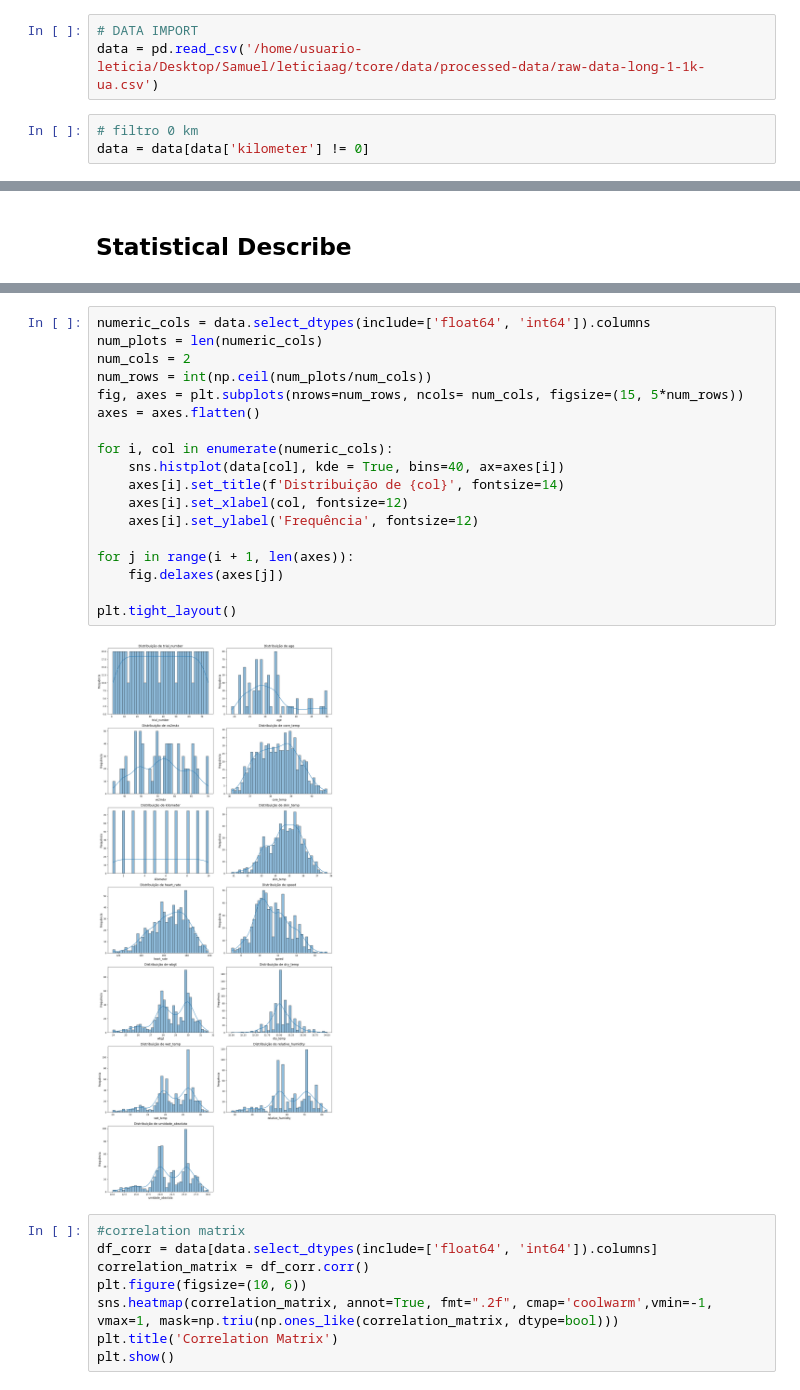
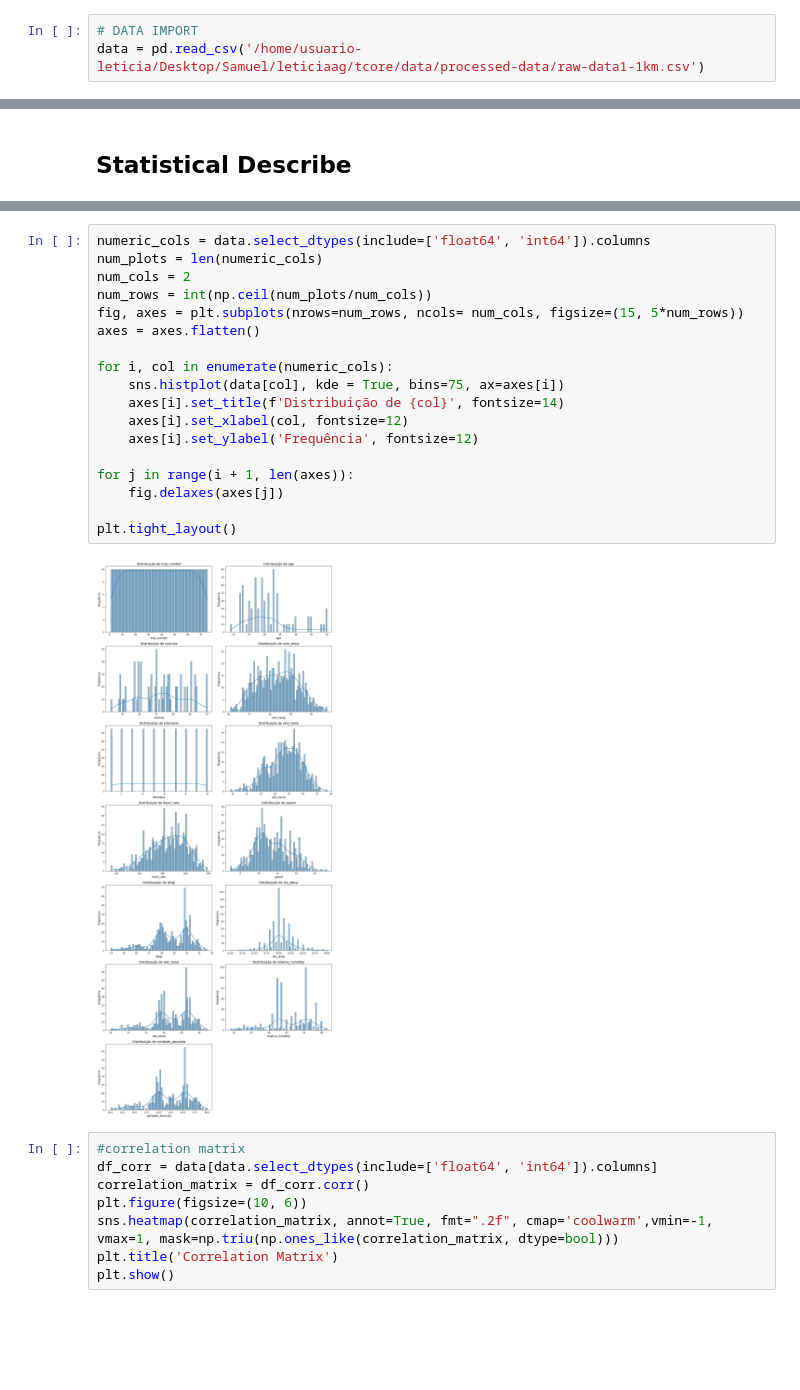
Before and after one commit to LBS-UFMG/tcore, a Jupyter notebook: description-statistic/dataset1-1km.ipynb, the cells around one changed output, grey strips where cells are left out. Cells and saved outputs as stored; diff of their text form; blank space fills up the shorter version.

```diff
--- a/description-statistic/dataset1-1km.ipynb
+++ b/description-statistic/dataset1-1km.ipynb
@@ -10,7 +10,4 @@ import matplotlib.pyplot as plt
 import seaborn as sns
 # %%
 # DATA IMPORT
-data = pd.read_csv('/home/usuario-leticia/Desktop/Samuel/leticiaag/tcore/data/processed-data/raw-data-long-1-1k-ua.csv')
+data = pd.read_csv('/home/usuario-leticia/Desktop/Samuel/leticiaag/tcore/data/processed-data/raw-data1-1km.csv')
-# %%
-# filtro 0 km
-data = data[data['kilometer'] != 0]
@@ -80,23 +73,23 @@ dtype: int64
 # %%
 numeric_cols = data.select_dtypes(include=['float64', 'int64']).columns
 num_plots = len(numeric_cols)
 num_cols = 2
 num_rows = int(np.ceil(num_plots/num_cols))
 fig, axes = plt.subplots(nrows=num_rows, ncols= num_cols, figsize=(15, 5*num_rows))
 axes = axes.flatten()
 
 for i, col in enumerate(numeric_cols):
-    sns.histplot(data[col], kde = True, bins=40, ax=axes[i])
+    sns.histplot(data[col], kde = True, bins=75, ax=axes[i])
     axes[i].set_title(f'Distribuição de {col}', fontsize=14)
     axes[i].set_xlabel(col, fontsize=12)
     axes[i].set_ylabel('Frequência', fontsize=12)
 
 for j in range(i + 1, len(axes)):
     fig.delaxes(axes[j])
 
 plt.tight_layout()
 # %% [output]
-[figure, old version]
+[figure, new version]
 # %%
 #correlation matrix
 df_corr = data[data.select_dtypes(include=['float64', 'int64']).columns]
```
Also changed, not shown: parts of 4 cells of this notebook, 7 other files.
